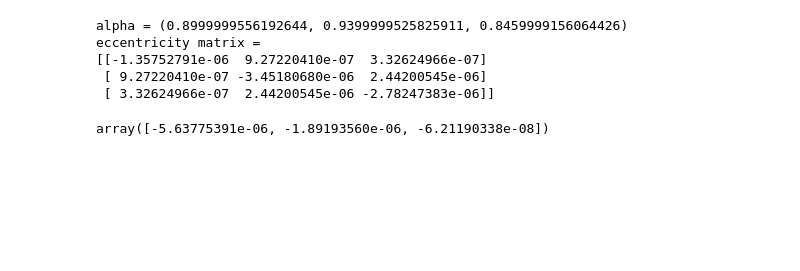
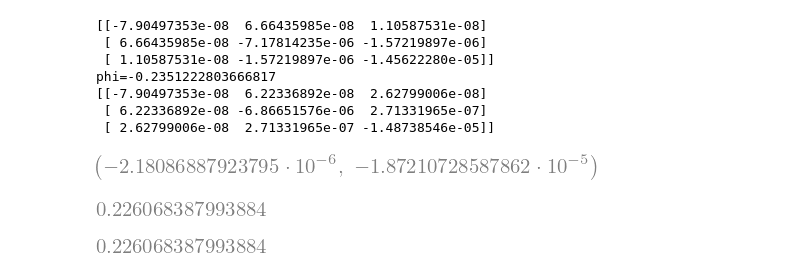
Before and after one commit to EritasY/Chaos, a Jupyter notebook: Laplace-Lagrange.ipynb, the cells around one changed output. Drawn from its saved outputs; the diff is of its cells as text; code cells hidden in the pictures; blank space fills up the shorter version.

```diff
--- a/Laplace-Lagrange.ipynb
+++ b/Laplace-Lagrange.ipynb
@@ -61,9 +74,25 @@ def eccMatrix_diag(alpha, mass):
 # %%
-eccMatrix_diag((0.9,0.94), (1e-8, 1e-8, 1e-8))
+x = eccMatrix_diag((0.95,0.96), (1e-8, 1e-8, 1e-8))
+print(x)
+# print(f"sine = {np.sin(psi)}, cosine = {np.cos(psi)}")
+# print(f"sine = {k/delta}, cosine = {np.sqrt(1-(k/delta)**2)}")
 # %% [output]
-alpha = (0.8999999556192644, 0.9399999525825911, 0.8459999156064426)
-eccentricity matrix =
-[[-1.35752791e-06  9.27220410e-07  3.32624966e-07]
- [ 9.27220410e-07 -3.45180680e-06  2.44200545e-06]
- [ 3.32624966e-07  2.44200545e-06 -2.78247383e-06]]
+[[-7.90497353e-08  6.66435985e-08  1.10587531e-08]
+ [ 6.66435985e-08 -7.17814235e-06 -1.57219897e-06]
+ [ 1.10587531e-08 -1.57219897e-06 -1.45622280e-05]]
+phi=-0.2351222803666817
+[[-7.90497353e-08  6.22336892e-08  2.62799006e-08]
+ [ 6.22336892e-08 -6.86651576e-06  2.71331965e-07]
+ [ 2.62799006e-08  2.71331965e-07 -1.48738546e-05]]
-array([-5.63775391e-06, -1.89193560e-06, -6.21190338e-08])
+# %%
+k, delta
+# %% [output]
+[figure, added]
+# %%
+np.arctan(0.23)
+# %% [output]
+[figure, added]
+# %%
+np.arctan2(0.23, 1)
+# %% [output]
+[figure, added]
```
Also changed, not shown: parts of 2 cells of this notebook, 3 other files.
